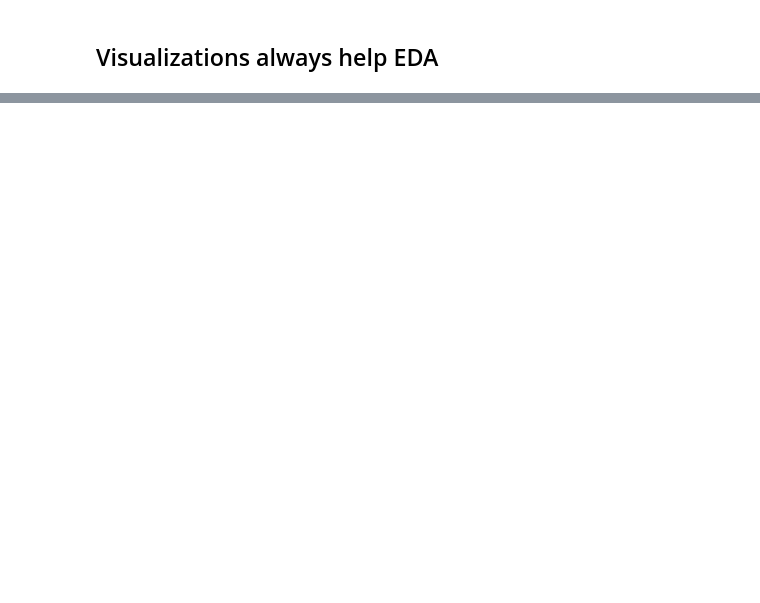
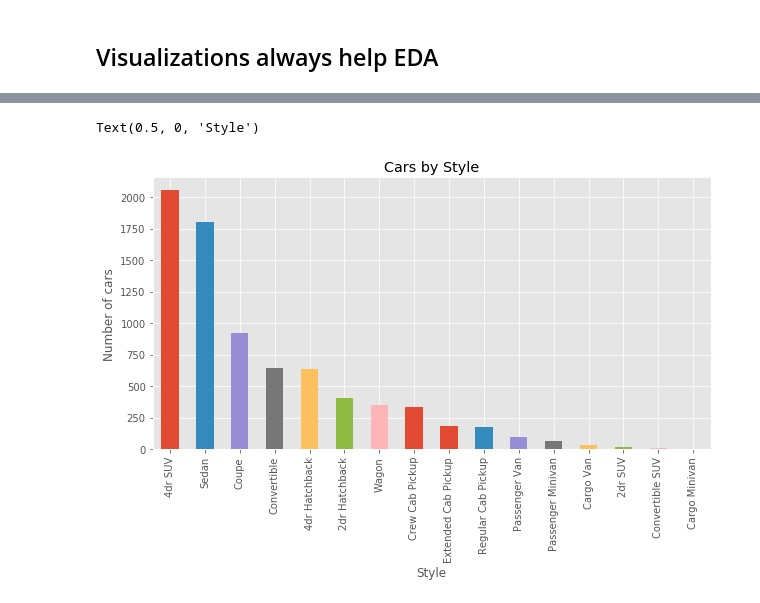
Before and after one commit to Amberlynnyandow/study-group-content, a Jupyter notebook: module_1/week_3_PT/Pandas! .ipynb, the cells around one changed output, grey strips where cells are left out. Drawn from its saved outputs; the diff is of its cells as text; code cells hidden in the pictures; blank space fills up the shorter version.

```diff
--- a/module_1/week_3_PT/Pandas! .ipynb
+++ b/module_1/week_3_PT/Pandas! .ipynb
@@ -253,0 +310,9 @@ A table of this form isn’t the easiest to read, and also not very easy to visu
+# %%
+#visual 3
+df['vehicle_style'].value_counts().plot(kind='bar', figsize=(10,5))
+plt.title('Cars by Style')
+plt.ylabel('Number of cars')
+plt.xlabel('Style')
+# %% [output]
+Text(0.5, 0, 'Style')
+[figure, added]
```
Also changed, not shown: parts of 10 cells of this notebook, 2 other files.
